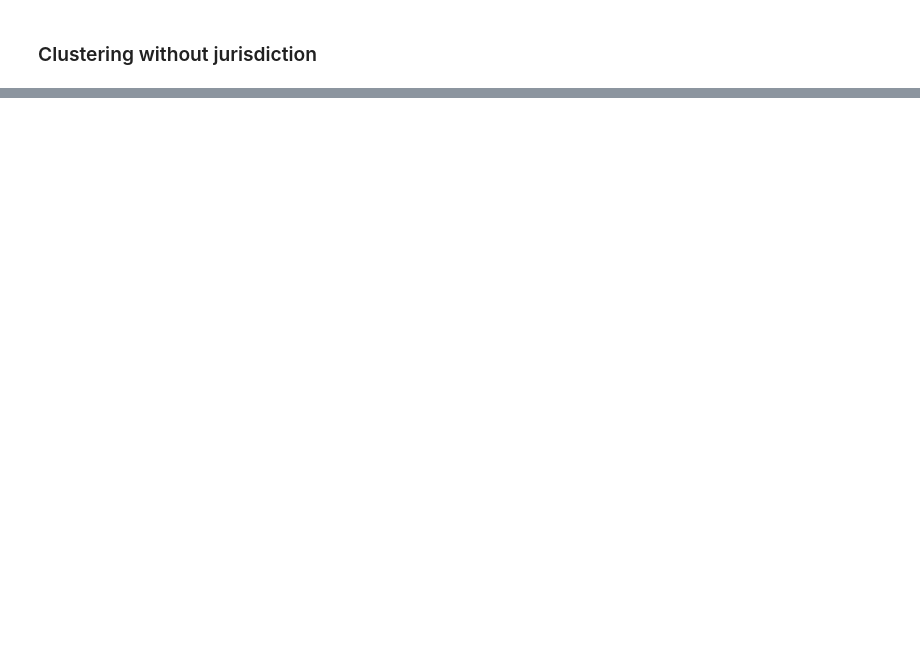
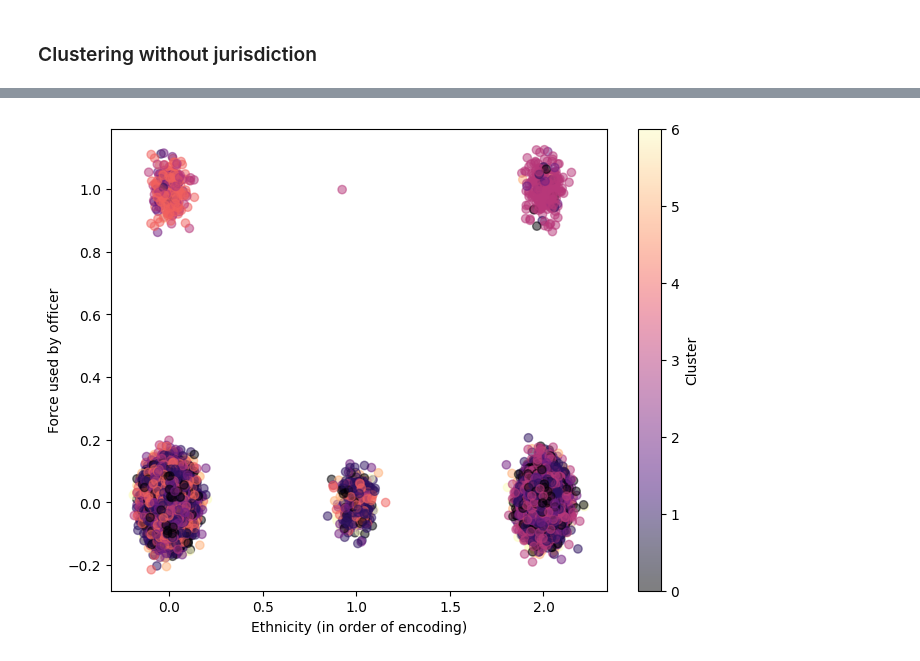
Before and after one commit to sophieganapolsky/ML4VA, a Jupyter notebook: Clustering.ipynb, the cells around one changed output, grey strips where cells are left out. Saved outputs shown, nothing was run; the diff lists cells and outputs as text; code cells hidden in the pictures; blank space fills up the shorter version.

```diff
--- a/Clustering.ipynb
+++ b/Clustering.ipynb
@@ -254,0 +289,13 @@ Cluster 8  (648.70, 0.44)    (80.00, 0.15)        (134.82, 0.20)         (87.59,
+# %%
+ethnicity_encoded = transformed_data_no_jurisdiction[:, 14:17]
+ethnicity_numeric = np.argmax(ethnicity_encoded, axis=1)
+ethnicity_numeric = ethnicity_numeric.astype(float)
+ethnicity_numeric += np.random.normal(0, jitter, size=len(force_used_by_officer_encoded))
+plt.figure(figsize=(8, 6))
+scatter = plt.scatter(ethnicity_numeric, force_used_by_officer_encoded, c=clusters, cmap='magma', alpha=0.5)
+plt.xlabel("Ethnicity (in order of encoding)")
+plt.ylabel("Force used by officer")
+plt.colorbar(scatter, label="Cluster")
+plt.show()
+# %% [output]
+[figure, added]
```
Also changed, not shown: parts of 12 cells of this notebook.
